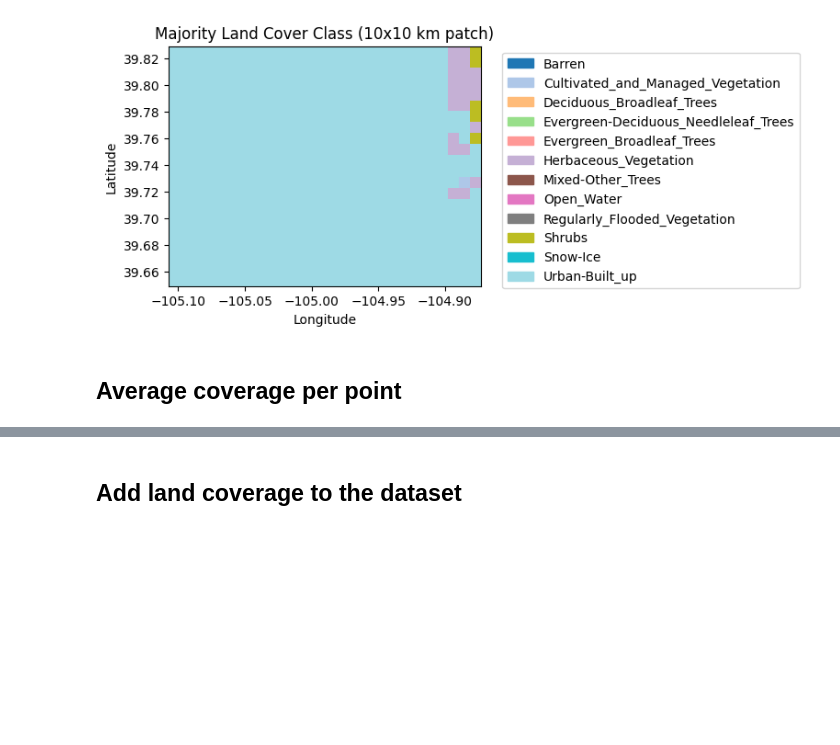
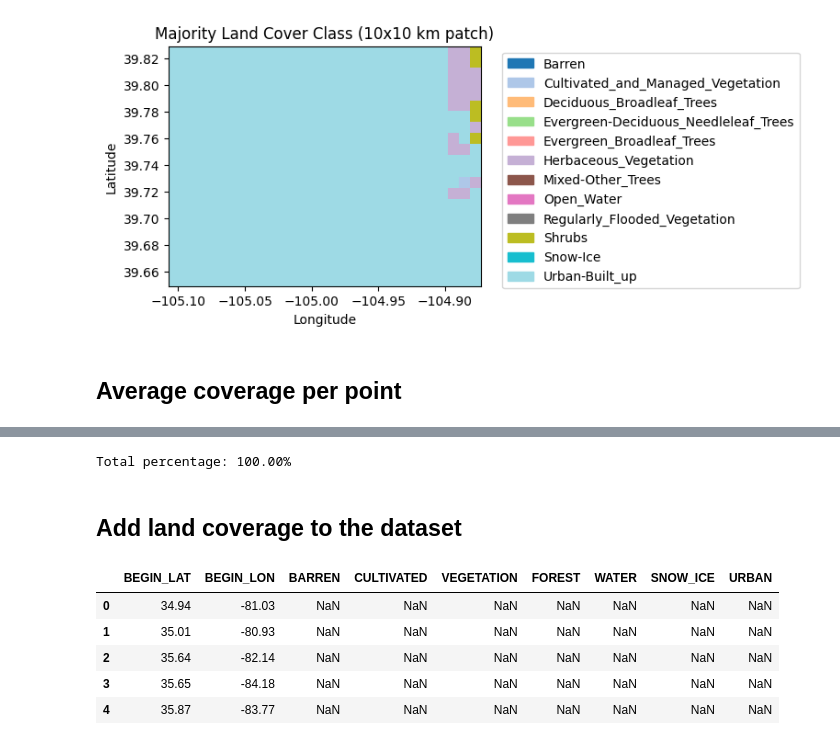
Before and after one commit to mattialodi0/progA3I, a Jupyter notebook: dataset_exploration/GCLC_exploration.ipynb, the cells around one changed output, grey strips where cells are left out. Saved outputs shown, nothing was run; the diff lists cells and outputs as text; code cells hidden in the pictures; blank space fills up the shorter version.

```diff
--- a/dataset_exploration/GCLC_exploration.ipynb
+++ b/dataset_exploration/GCLC_exploration.ipynb
@@ -301,2 +329,8 @@ print(features)
+# %%
+# sum all precentages to check if they sum to 100
+total_percentage = sum(features.values())
+print(f"Total percentage: {total_percentage:.2f}%")
+# %% [output]
+Total percentage: 100.00%
 # %% [markdown]
 ## Add land coverage to the dataset
@@ -307,0 +337,21 @@ print(features)
+# %%
+data_dir = Path('../datasets\\')
+# %%
+df = pd.read_csv(data_dir / 'disasters_new_feats/loc.csv')
+# %%
+df['BARREN'] = np.nan
+df['CULTIVATED'] = np.nan
+df['VEGETATION'] = np.nan
+df['FOREST'] = np.nan
+df['WATER'] = np.nan
+df['SNOW_ICE'] = np.nan
+df['URBAN'] = np.nan
+
+df.head()
+# %% [output]
+|  | BEGIN_LAT | BEGIN_LON | BARREN | CULTIVATED | VEGETATION | FOREST | WATER | SNOW_ICE | URBAN |
+| 0 | 34.94 | -81.03 | NaN | NaN | NaN | NaN | NaN | NaN | NaN |
+| 1 | 35.01 | -80.93 | NaN | NaN | NaN | NaN | NaN | NaN | NaN |
+| 2 | 35.64 | -82.14 | NaN | NaN | NaN | NaN | NaN | NaN | NaN |
+| 3 | 35.65 | -84.18 | NaN | NaN | NaN | NaN | NaN | NaN | NaN |
+| 4 | 35.87 | -83.77 | NaN | NaN | NaN | NaN | NaN | NaN | NaN |
```
Also changed, not shown: parts of 7 cells of this notebook.
